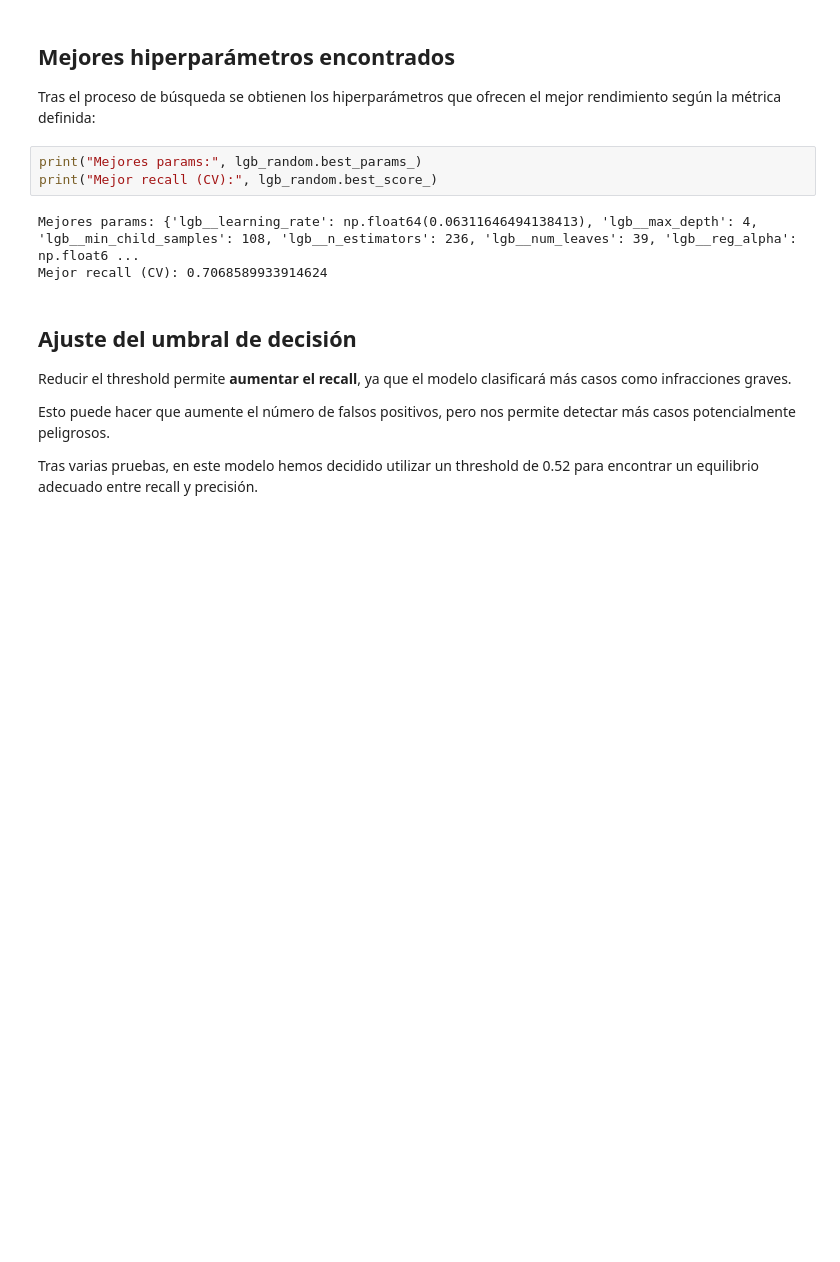
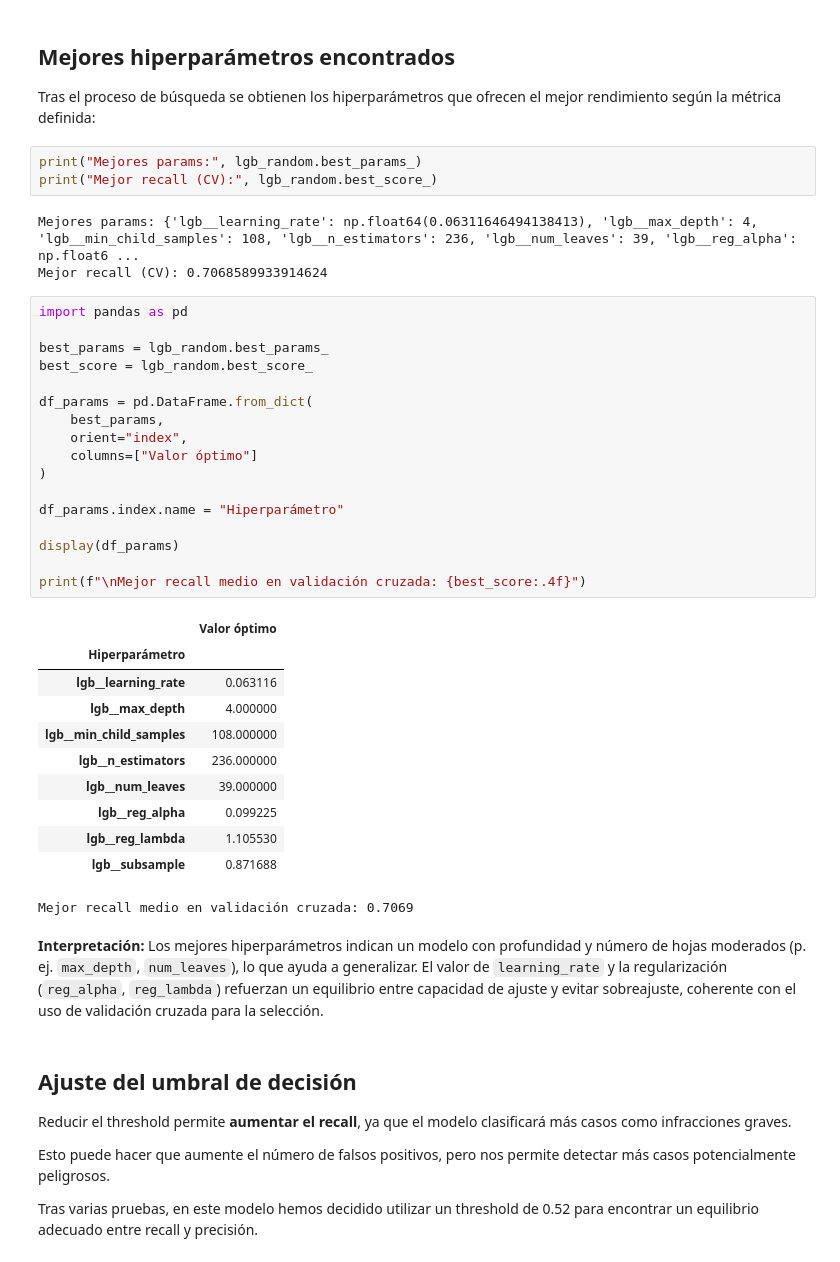
Before and after one commit to LucasBalaguer/ML_Infracciones_de_trafico, a Jupyter notebook: main.ipynb, the cells around one changed output. Cells and saved outputs as stored; diff of their text form; blank space fills up the shorter version.

```diff
--- a/main.ipynb
+++ b/main.ipynb
@@ -550,6 +600,37 @@ print("Mejor recall (CV):", lgb_random.best_score_)
 # %% [output]
 Mejores params: {'lgb__learning_rate': np.float64(0.06311646494138413), 'lgb__max_depth': 4, 'lgb__min_child_samples': 108, 'lgb__n_estimators': 236, 'lgb__num_leaves': 39, 'lgb__reg_alpha': np.float6 ...
 Mejor recall (CV): 0.7068589933914624
+# %%
+import pandas as pd
+
+best_params = lgb_random.best_params_
+best_score = lgb_random.best_score_
+
+df_params = pd.DataFrame.from_dict(
+    best_params,
+    orient="index",
+    columns=["Valor óptimo"]
+)
+
+df_params.index.name = "Hiperparámetro"
+
+display(df_params)
+
+print(f"\nMejor recall medio en validación cruzada: {best_score:.4f}")
+# %% [output]
+|  | Valor óptimo |
+| Hiperparámetro |  |
+| lgb__learning_rate | 0.063116 |
+| lgb__max_depth | 4.000000 |
+| lgb__min_child_samples | 108.000000 |
+| lgb__n_estimators | 236.000000 |
+| lgb__num_leaves | 39.000000 |
+| lgb__reg_alpha | 0.099225 |
+| lgb__reg_lambda | 1.105530 |
+| lgb__subsample | 0.871688 |
+Mejor recall medio en validación cruzada: 0.7069
+# %% [markdown]
+**Interpretación:** Los mejores hiperparámetros indican un modelo con profundidad y número de hojas moderados (p. ej. `max_depth`, `num_leaves`), lo que ayuda a generalizar. El valor de `learning_rate` y la regularización (`reg_alpha`, `reg_lambda`) refuerzan un equilibrio entre capacidad de ajuste y evitar sobreajuste, coherente con el uso de validación cruzada para la selección.
 # %% [markdown]
 ## Ajuste del umbral de decisión
 
```
Also changed, not shown: parts of 7 cells of this notebook, 1 other file.
